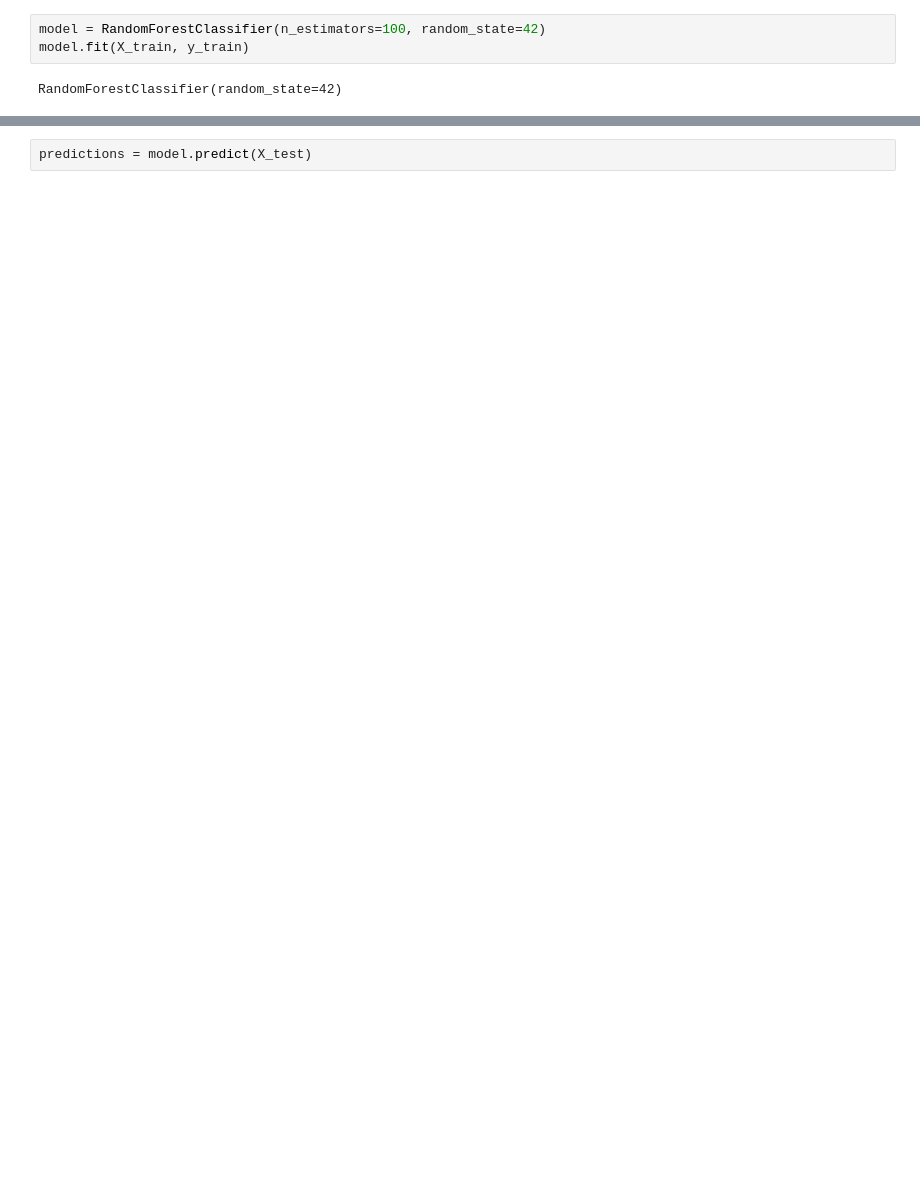
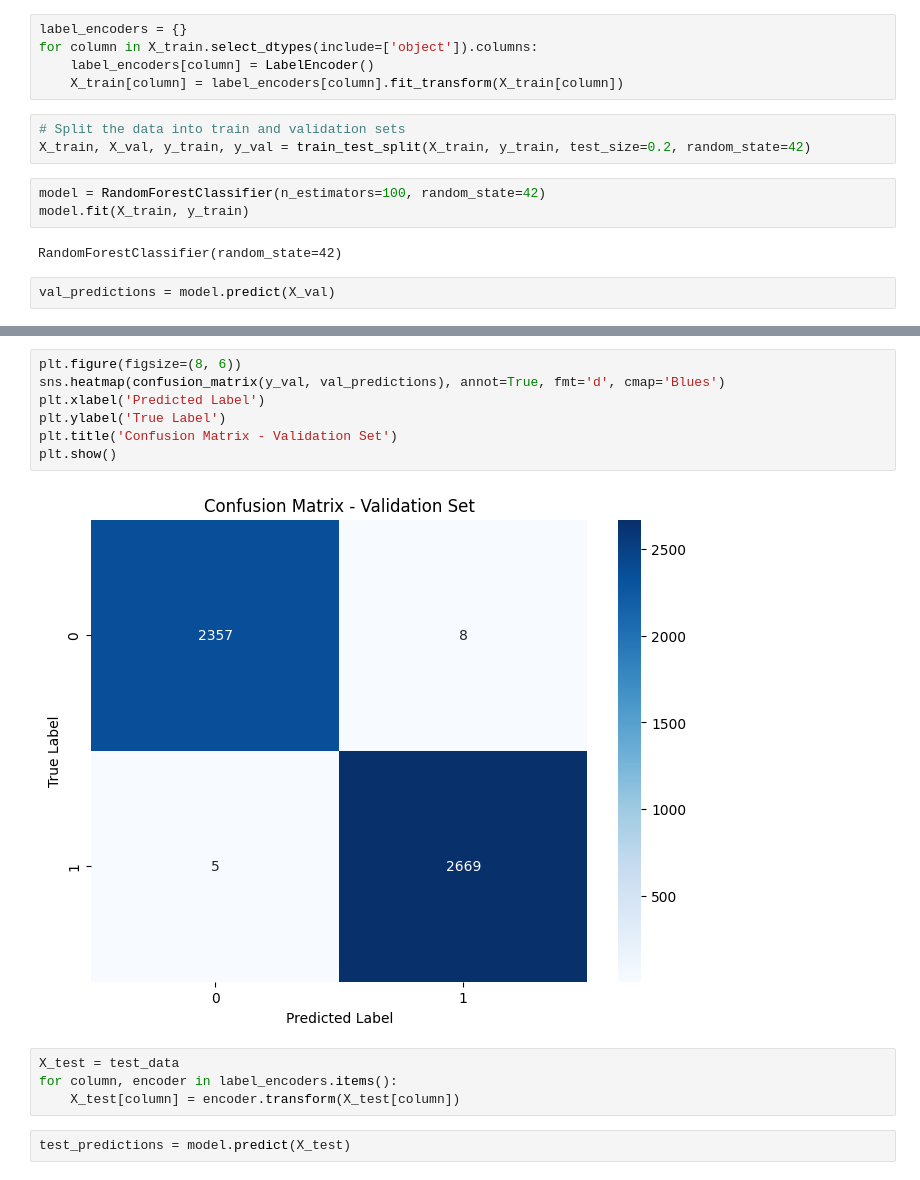
Before and after one commit to Subhan002/NI-ML, a Jupyter notebook: NI-ML.ipynb, the cells around one changed output, grey strips where cells are left out. Saved outputs shown, nothing was run; the diff lists cells and outputs as text; blank space fills up the shorter version.

```diff
--- a/NI-ML.ipynb
+++ b/NI-ML.ipynb
@@ -89,5 +98,15 @@ X_test = test_data
+# %%
+label_encoders = {}
+for column in X_train.select_dtypes(include=['object']).columns:
+    label_encoders[column] = LabelEncoder()
+    X_train[column] = label_encoders[column].fit_transform(X_train[column])
+# %%
+# Split the data into train and validation sets
+X_train, X_val, y_train, y_val = train_test_split(X_train, y_train, test_size=0.2, random_state=42)
 # %%
 model = RandomForestClassifier(n_estimators=100, random_state=42)
 model.fit(X_train, y_train)
 # %% [output]
 RandomForestClassifier(random_state=42)
+# %%
+val_predictions = model.predict(X_val)
@@ -94,2 +131,15 @@ RandomForestClassifier(random_state=42)
+# %%
+plt.figure(figsize=(8, 6))
+sns.heatmap(confusion_matrix(y_val, val_predictions), annot=True, fmt='d', cmap='Blues')
+plt.xlabel('Predicted Label')
+plt.ylabel('True Label')
+plt.title('Confusion Matrix - Validation Set')
+plt.show()
+# %% [output]
+[figure, added]
+# %%
+X_test = test_data
+for column, encoder in label_encoders.items():
+    X_test[column] = encoder.transform(X_test[column])
 # %%
-predictions = model.predict(X_test)
+test_predictions = model.predict(X_test)
```
Also changed, not shown: parts of 10 cells of this notebook.
